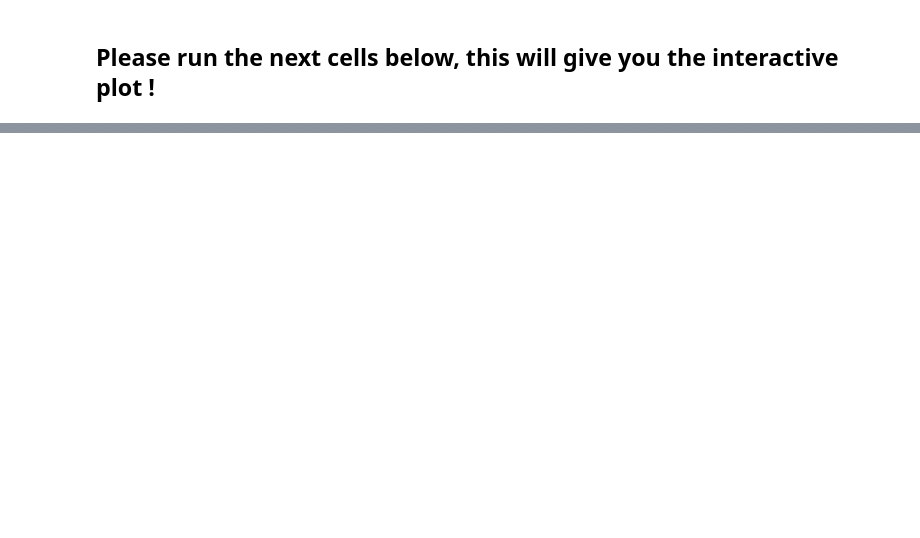
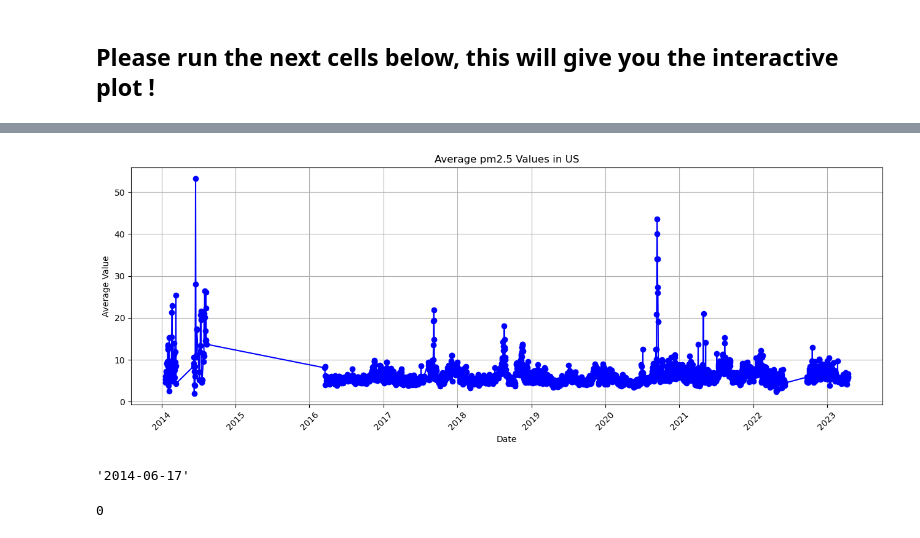
Before and after one commit to ameek12/232_Project, a Jupyter notebook: AirPollutionProject.ipynb, the cells around one changed output, grey strips where cells are left out. Drawn from its saved outputs; the diff is of its cells as text; code cells hidden in the pictures; blank space fills up the shorter version.

```diff
--- a/AirPollutionProject.ipynb
+++ b/AirPollutionProject.ipynb
@@ -682,0 +1832,18 @@ fig.show()
+# %%
+#pm25_df = pm25_df.withColumn('year', year('datetime'))
+#pm25_df = pm25_df.withColumn('month', month('datetime'))
+#pm25_df = pm25_df.withColumn('day', dayofmonth('datetime'))
+
+# Group by year and month, and calculate average values
+pm25_dailyavg_df = pm25_df.groupBy('date', 'location_id').agg(
+    avg('value').alias('avg_value'),
+    first('sensors_id').alias('sensors_id'),
+    first('location').alias('location'),
+    first('lat').alias('lat'),
+    first('lon').alias('lon'),
+    first('parameter').alias('parameter'),
+    first('units').alias('units'),
+).orderBy('date','location_id')
+
+# Show the result
+pm25_dailyavg_df.show(100)
@@ -682,0 +1868,3 @@ fig.show()
+# %%
+US_pm25_dailyavg = pm25_dailyavg_df.groupBy('date').agg(avg('avg_value').alias('avg_value'))
+US_pm25_dailyavg.show()
@@ -682,0 +1889,36 @@ fig.show()
+# %%
+import pandas as pd
+import matplotlib.pyplot as plt
+
+USpm25_pandas = US_pm25_dailyavg.toPandas()
+
+# Convert date column to datetime format
+USpm25_pandas['date'] = pd.to_datetime(USpm25_pandas['date'])
+
+# Sort the data by date
+USpm25_pandas = USpm25_pandas.sort_values('date')
+
+# Plotting
+plt.figure(figsize=(13, 5))
+plt.plot(USpm25_pandas['date'], USpm25_pandas['avg_value'], marker='o', linestyle='-', color='b')
+plt.title('Average pm2.5 Values in US')
+plt.xlabel('Date')
+plt.ylabel('Average Value')
+plt.grid(True)
+plt.xticks(rotation=45)
+plt.tight_layout()
+plt.show()
+# %% [output]
+[figure, added]
+# %%
+max_row = US_pm25_dailyavg.orderBy(col("avg_value").desc()).first()
+max_date = max_row['date']
+max_value = max_row['avg_value']
+
+max_date
+# %% [output]
+'2014-06-17'
+# %%
+USpm25_pandas['avg_value'].isnull().sum()
+# %% [output]
+0
```
Also changed, not shown: parts of 112 cells of this notebook.
